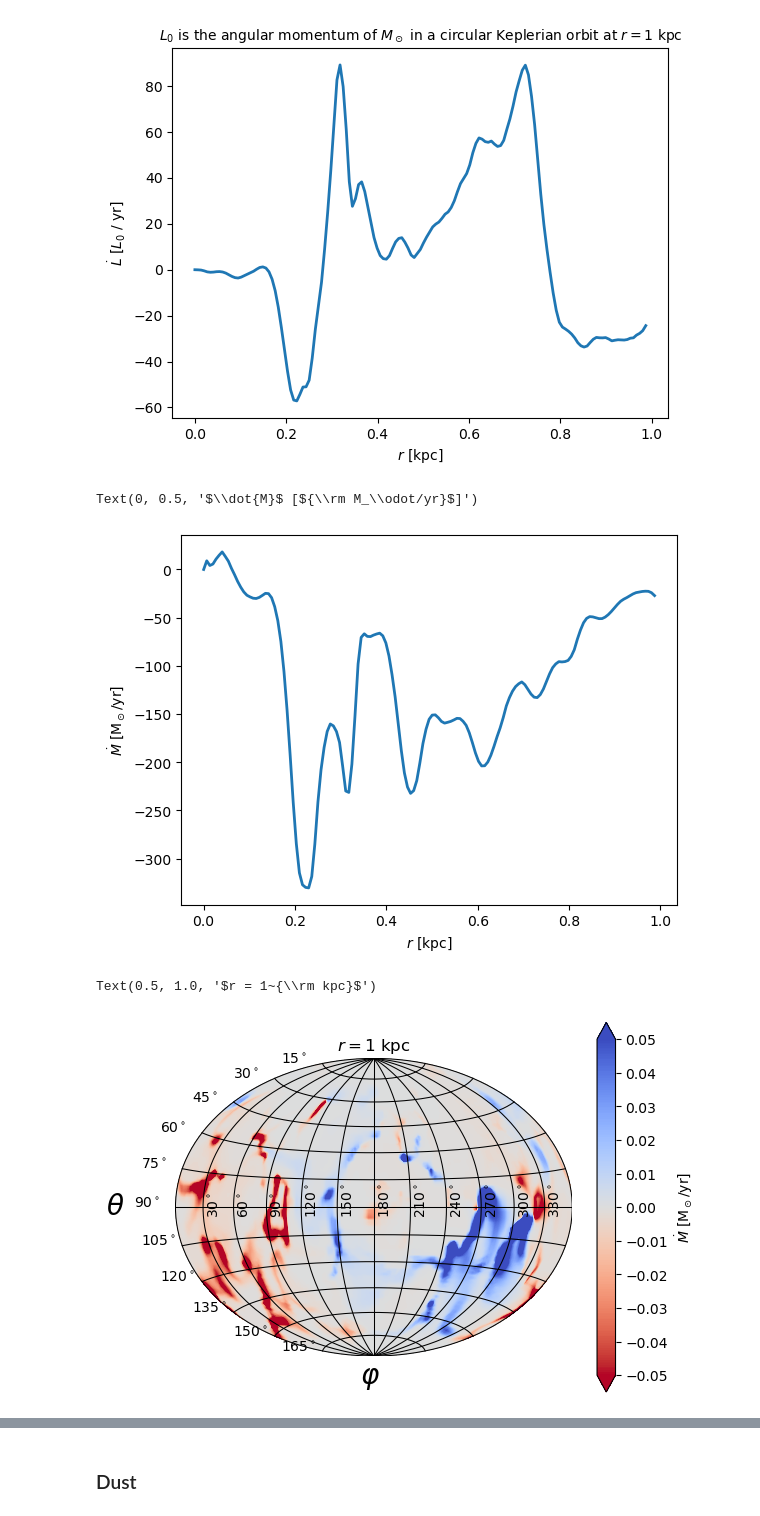
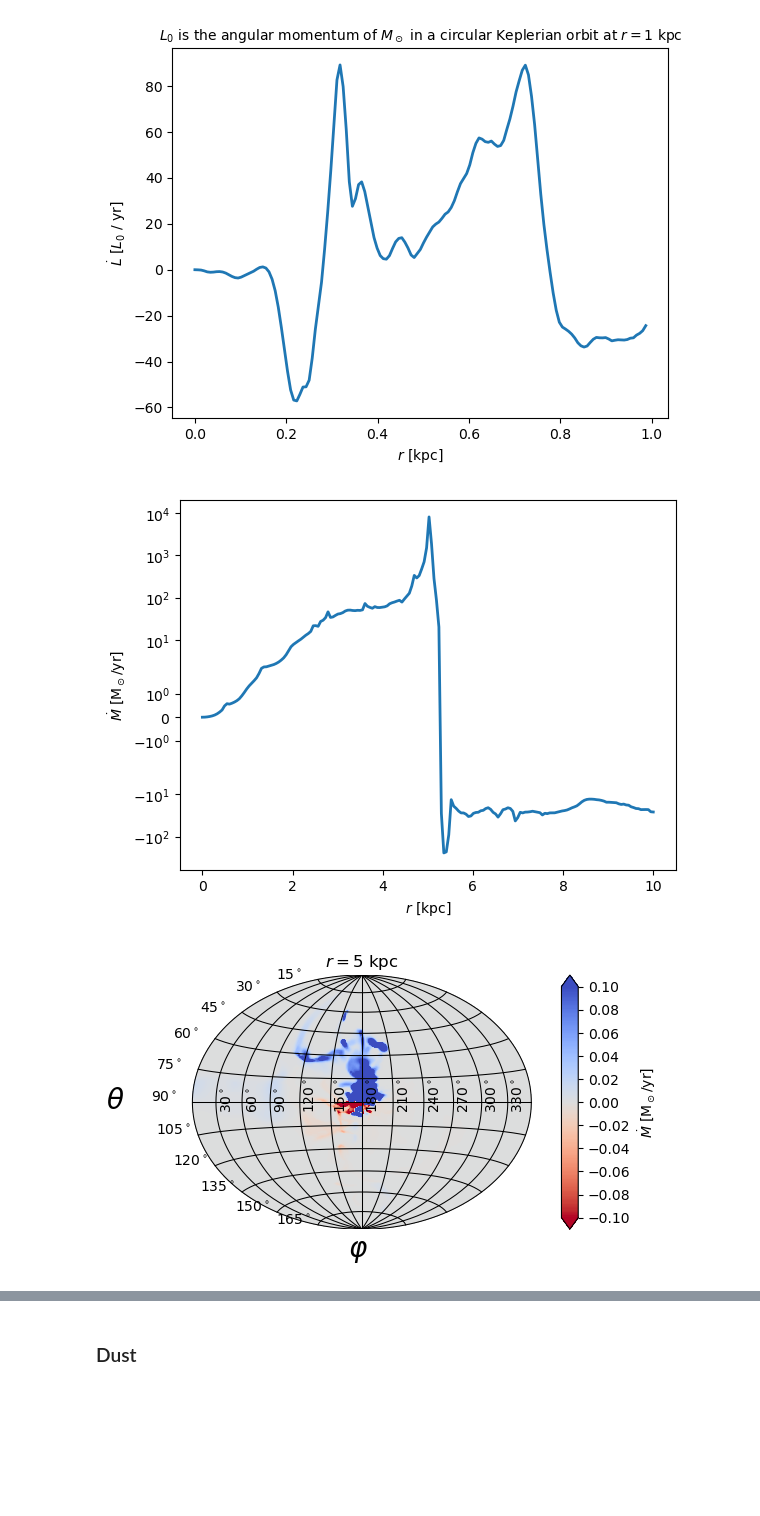
Before and after one commit to zandalman/RAMSES-analysis, a Jupyter notebook: analysis.ipynb, the cells around one changed output, grey strips where cells are left out. Cells and saved outputs as stored; diff of their text form; code cells hidden in the pictures; blank space fills up the shorter version.

```diff
--- a/analysis.ipynb
+++ b/analysis.ipynb
@@ -12,7 +12,7 @@ from sim import *
 #list_of_sim = [sim_eps0p01, sim_eps0p1, sim_eps1p0, sim_gas]
 #sim = sim_gas
 # %%
-sim = Sim(ALPHA_EPS0P1, "gridded_data_medium.npz", epsilon_SF=1.0)
+sim = Sim(ALPHA_EPS0P1, "gridded_data_medium_lowres.npz", epsilon_SF=None)
 # %% [output]
 Moving to directory '/home/za9132/scratch/romain/alpha_eps0p1'.
 # %% [markdown]
@@ -71,8 +71,9 @@ plt.title(r"$L_0$ is the angular momentum of $M_\odot$ in a circular Keplerian o
 Text(0.5, 1.0, '$L_0$ is the angular momentum of $M_\\odot$ in a circular Keplerian orbit at $r = 1~{\\rm kpc}$')
 [figure]
 # %%
-Mdot = -sim.interp_to_sph(sim.vel_vec_sph_at_cart[R] * sim.density) * sim.dA_hph
-Mdot1d = sim.calc_mean(Mdot, axis=(1, 2), do_sum=True)
+Mdot = -sim.vel_vec_sph_at_cart[R] * sim.density * sim.dA_hph
+Mdot_sph = sim.interp_to_sph(Mdot)
+Mdot1d = sim.calc_mean(Mdot, axis=(H, PH), do_sum=True)
 density_sph = sim.interp_to_sph(sim.density)
 # %%
 plt.plot(sim.coord1d_sph[R] / const.kpc, Mdot1d / (const.M_sol / const.yr), lw=2)
@@ -80,7 +81,8 @@ plt.plot(sim.coord1d_sph[R] / const.kpc, Mdot1d / (const.M_sol / const.yr), lw=2
 plt.xlabel(r"$r$ [kpc]")
 plt.ylabel(r"$\dot{M}$ [${\rm M_\odot/yr}$]")
 
+plt.yscale('symlog')
+
 # sim.save_fig("Mdot")
 # %% [output]
-Text(0, 0.5, '$\\dot{M}$ [${\\rm M_\\odot/yr}$]')
-[figure, old version]
+[figure, new version]
@@ -87,13 +105,10 @@ Text(0, 0.5, '$\\dot{M}$ [${\\rm M_\\odot/yr}$]')
 # %%
-radius = 1. * const.kpc
+radius = 5. * const.kpc
 radius_idx = np.argmin(np.abs(sim.coord1d_sph[R] - radius))
 
-sim.plot_AH(Mdot[radius_idx] / (const.M_sol / const.yr), (-0.05, 0.05), do_log=False, cmap='coolwarm_r', num_axis_lines=12, cbar_tick_increment=0.01, cbar_label=r'$\dot{M}$ [${\rm M_\odot/yr}$]')
-
-plt.title(r"$r = %.3g~{\rm kpc}$" % (radius / const.kpc))
+sim.plot(Mdot[radius_idx], unit=(const.M_sol / const.yr), extrema=(-1e-1, 1e-1), ptype='AH', do_log=False, cmap='coolwarm_r', num_axis_lines=12, cbar_tick_increment=0.02, cbar_label=r'$\dot{M}$ [${\rm M_\odot/yr}$]', title=r"$r = %.3g~{\rm kpc}$" % (radius / const.kpc))
 
 # sim.save_fig("Mdot-sph")
 # %% [output]
-Text(0.5, 1.0, '$r = 1~{\\rm kpc}$')
-[figure, old version]
+[figure, new version]
 # %%
```
Also changed, not shown: parts of 15 cells of this notebook, 4 other files.
